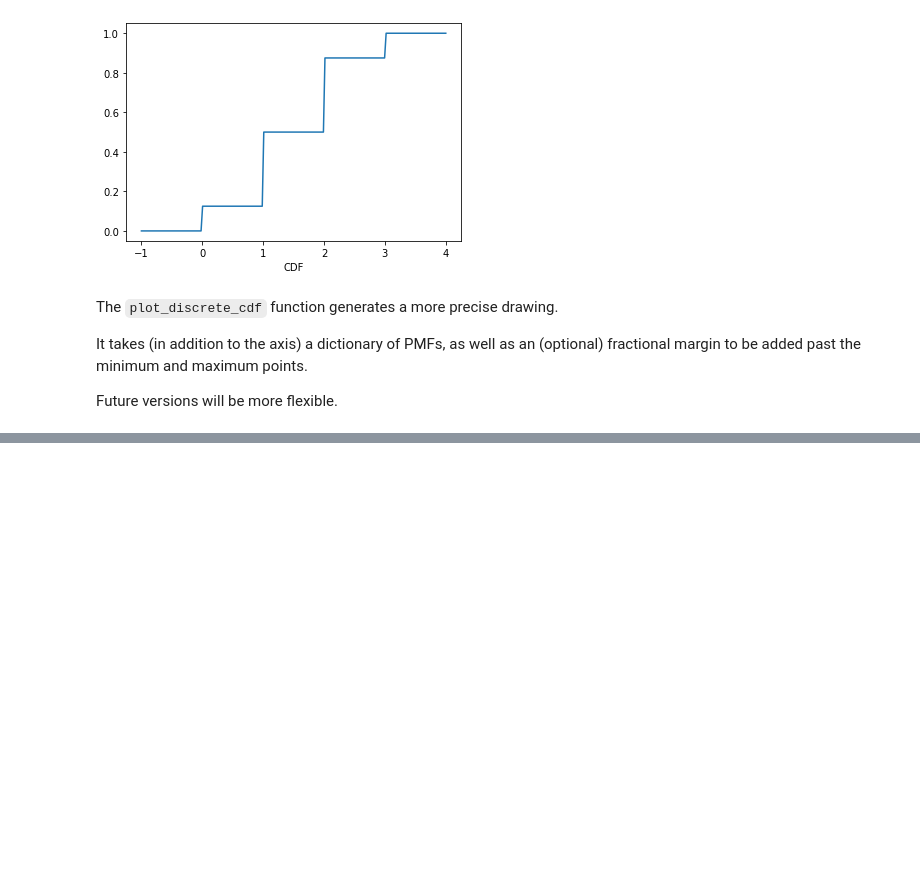
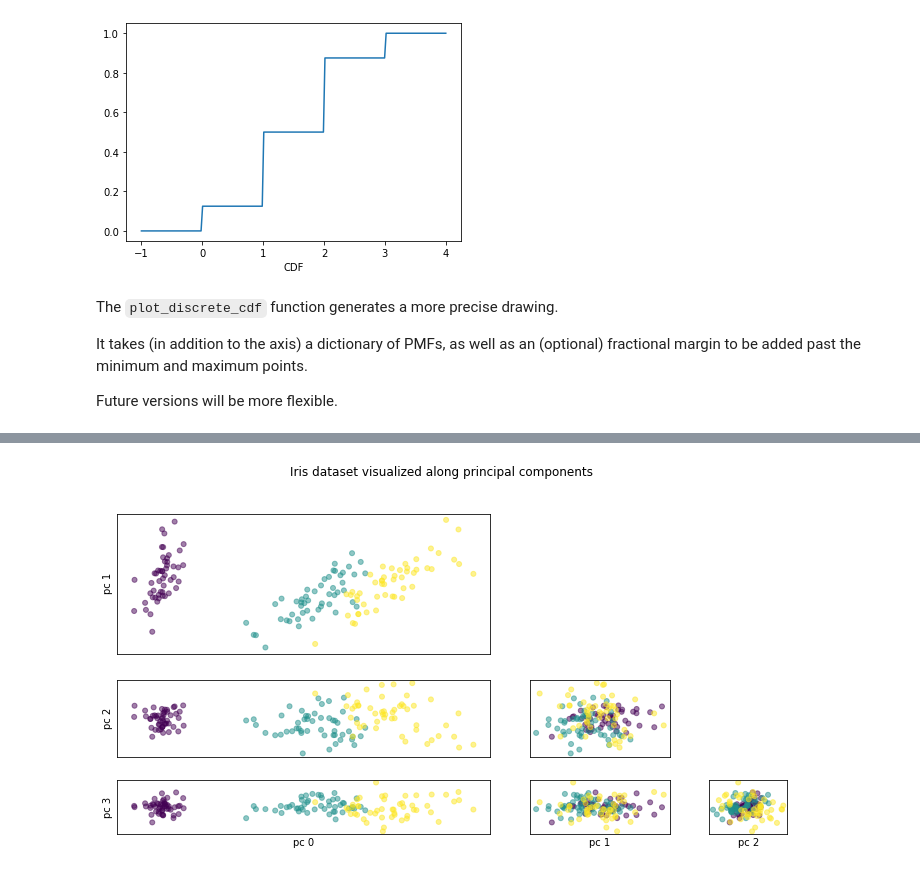
Before and after one commit to jackbenn/graphing_tools, a Jupyter notebook: Usage.ipynb, the cells around one changed output, grey strips where cells are left out. Cells and saved outputs as stored; diff of their text form; code cells hidden in the pictures; blank space fills up the shorter version.

```diff
--- a/Usage.ipynb
+++ b/Usage.ipynb
@@ -141,0 +151,13 @@ tools.plot_discrete_cdf(ax,
+# %%
+from sklearn.datasets import load_iris
+data = load_iris()
+
+fig = tools.pca_scatter_matrix(data.data,
+                               n_components=4,
+                               color=data.target,
+                               alpha=0.5,
+                               s=25,
+                               figsize=(12, 6))
+fig.suptitle("Iris dataset visualized along principal components");
+# %% [output]
+[figure, added]
```
Also changed, not shown: parts of 2 cells of this notebook, 1 other file.
